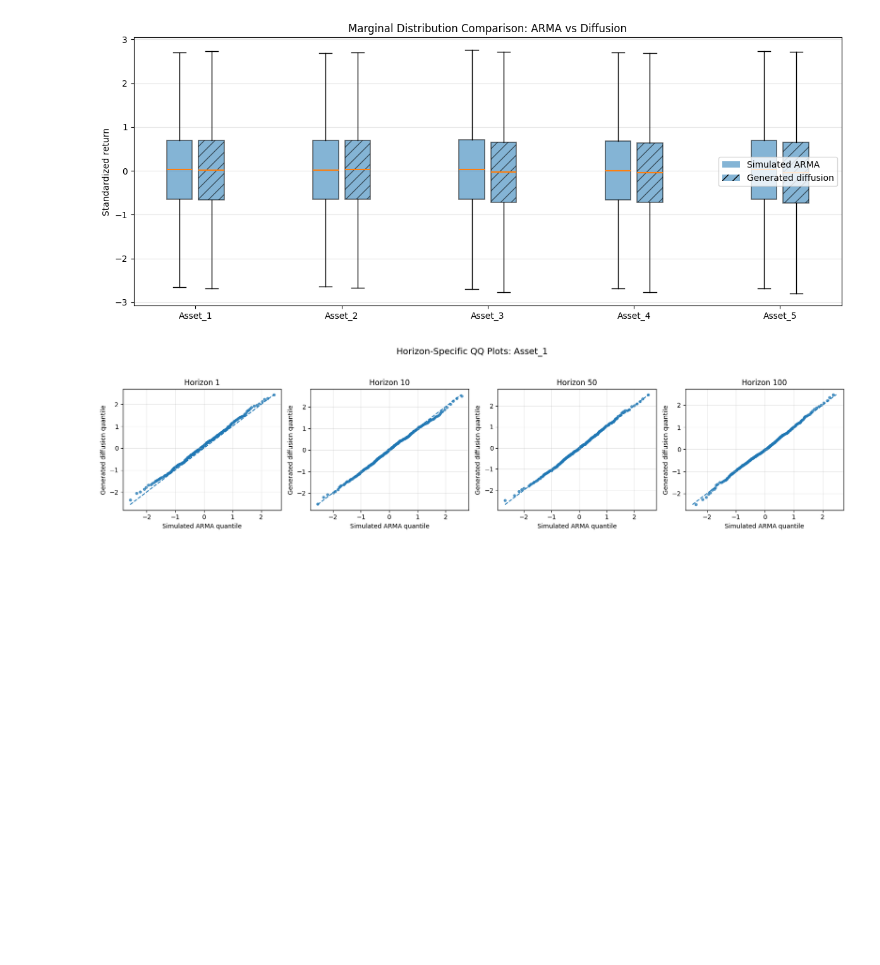
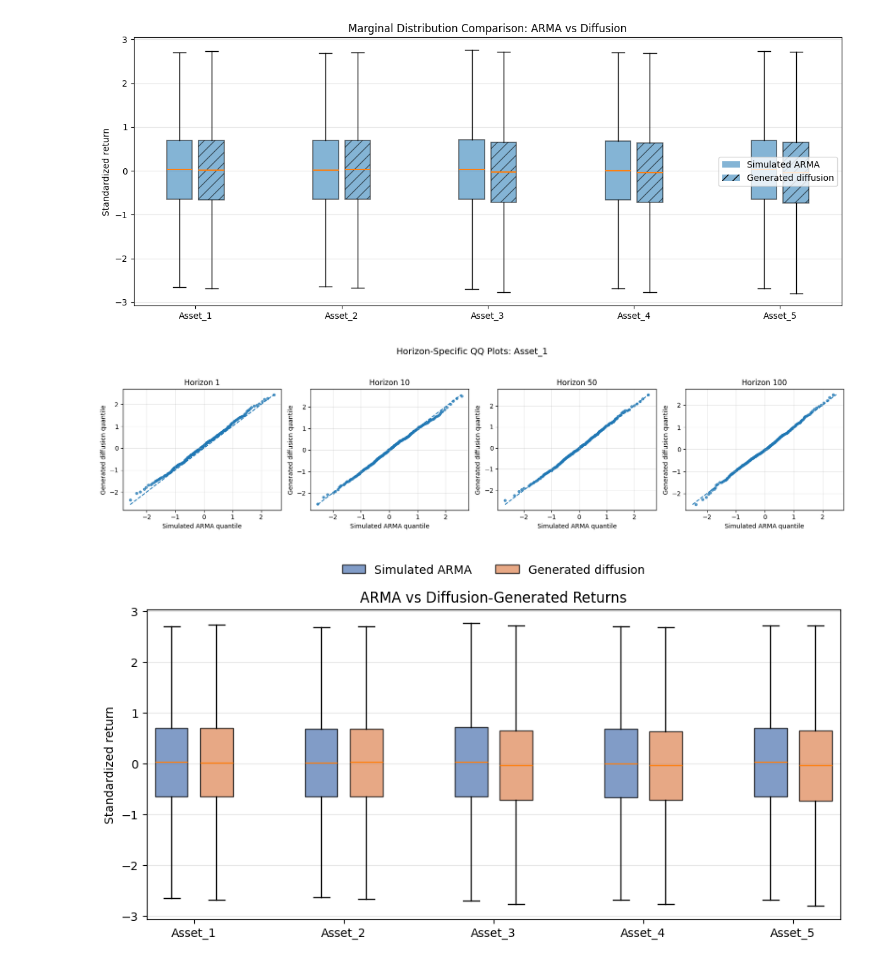
Before and after one commit to ahmad-aghapour/dynamic_portfolio_diffusion_model, a Jupyter notebook: notebooks/arma_original_exact_reproduction_v2.ipynb, the cells around one changed output. Cells and saved outputs as stored; diff of their text form; code cells hidden in the pictures; blank space fills up the shorter version.

```diff
--- a/notebooks/arma_original_exact_reproduction_v2.ipynb
+++ b/notebooks/arma_original_exact_reproduction_v2.ipynb
@@ -1218,3 +1218,65 @@ fig_qq_horizon = plot_qq_by_horizon(
 )
 # %% [output]
 [figure]
+# %%
+import numpy as np
+import matplotlib.pyplot as plt
+
+def flatten_scenarios(x):
+    x = np.asarray(x, dtype=np.float64)
+    return x.reshape(-1, x.shape[-1])
+
+sim_flat = flatten_scenarios(simulated_std)
+gen_flat = flatten_scenarios(generated_std)
+
+D = sim_flat.shape[1]
+positions_sim = np.arange(D) * 3.0
+positions_gen = positions_sim + 0.9
+
+fig, ax = plt.subplots(figsize=(9, 4.8))
+
+bp1 = ax.boxplot(
+    [sim_flat[:, j] for j in range(D)],
+    positions=positions_sim,
+    widths=0.65,
+    patch_artist=True,
+    showfliers=False,
+)
+
+bp2 = ax.boxplot(
+    [gen_flat[:, j] for j in range(D)],
+    positions=positions_gen,
+    widths=0.65,
+    patch_artist=True,
+    showfliers=False,
+)
+
+for patch in bp1["boxes"]:
+    patch.set_facecolor("#4C72B0")
+    patch.set_alpha(0.70)
+
+for patch in bp2["boxes"]:
+    patch.set_facecolor("#DD8452")
+    patch.set_alpha(0.70)
+
+ax.set_xticks(positions_sim + 0.45)
+ax.set_xticklabels(asset_names)
+ax.set_ylabel("Standardized return")
+ax.set_title("ARMA vs Diffusion-Generated Returns")
+ax.grid(True, axis="y", alpha=0.3)
+
+ax.legend(
+    [bp1["boxes"][0], bp2["boxes"][0]],
+    ["Simulated ARMA", "Generated diffusion"],
+    loc="upper center",
+    bbox_to_anchor=(0.5, 1.18),
+    ncol=2,
+    frameon=False,
+)
+
+fig.tight_layout()
+fig.savefig(OUTPUT_DIR / "arma_boxplots_clean.png", dpi=300, bbox_inches="tight")
+fig.savefig(OUTPUT_DIR / "arma_boxplots_clean.pdf", bbox_inches="tight")
+plt.show()
+# %% [output]
+[figure, added]
```
Also changed, not shown: parts of 1 cell of this notebook, 10 other files.
